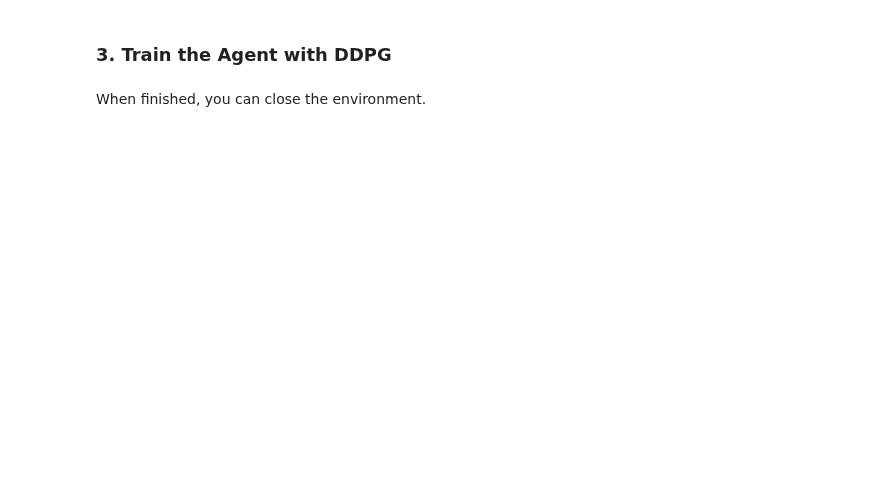
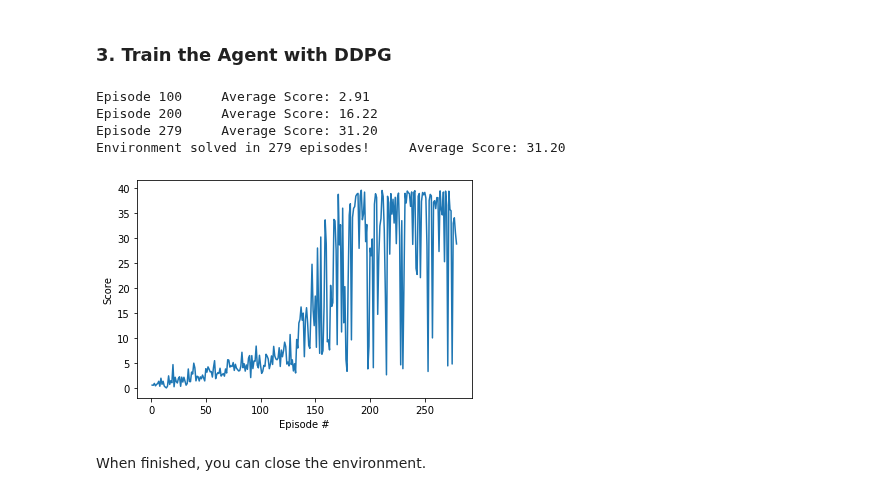
Before and after one commit to spalutla/continuous_control, a Jupyter notebook: Continuous_Control.ipynb, the cells around one changed output. Saved outputs shown, nothing was run; the diff lists cells and outputs as text; code cells hidden in the pictures; blank space fills up the shorter version.

Commit message:
Final commit to Continuous_Control, Saved_Agent, ddpg_agent and checkpoint files

```diff
--- a/Continuous_Control.ipynb
+++ b/Continuous_Control.ipynb
@@ -15,7 +15,7 @@ from ddpg_agent import Agent
 # %% [markdown]
 Environments contain **_brains_** which are responsible for deciding the actions of their associated agents. Here we check for the first brain available, and set it as the default brain we will be controlling from Python.
 # %%
-env = UnityEnvironment(file_name='/Users/srirampalutla/Documents/OMSCS/U_DRL/deep-reinforcement-learning/p2_continuous-control/Reacher.app')
+env = UnityEnvironment(file_name='Reacher.app')
 
 # get the default brain
 brain_name = env.brain_names[0]
@@ -49,9 +80,10 @@ print('The state for the first agent looks like:', states[0])
 ### 3. Train the Agent with DDPG
 # %%
 # Create the ddpg agent
-agent = Agent(state_size=33, action_size=4, random_seed=1234)
+agent = Agent(state_size=state_size, action_size=action_size, random_seed=1234)
 
-def ddpg(n_episodes=400, max_t=1000):
+
+def ddpg(n_episodes=1000, max_t=1000):
     scores_deque = deque(maxlen=100)
     scores_list = []
     max_score = -np.Inf
@@ -71,33 +103,39 @@ def ddpg(n_episodes=400, max_t=1000):
             states = next_states
             scores += rewards
 
             if np.any(dones):
                 break
 
         score = np.mean(scores)
         scores_deque.append(score)
         scores_list.append(score)
 
         print('\rEpisode {}\tAverage Score: {:.2f}'.format(i_episode, np.mean(scores_deque)), end="")
         if i_episode % 100 == 0:
             print('\rEpisode {}\tAverage Score: {:.2f}'.format(i_episode, np.mean(scores_deque)))
         if np.mean(scores_deque) >= 31:
             print('\nEnvironment solved in {:d} episodes!\tAverage Score: {:.2f}'.format(i_episode, np.mean(scores_deque)))
             torch.save(agent.actor_local.state_dict(), 'checkpoint_actor.pth')
             torch.save(agent.critic_local.state_dict(), 'checkpoint_critic.pth')
             break
 
     return scores_list
 
 
 scores = ddpg()
 
 fig = plt.figure()
 ax = fig.add_subplot(111)
 plt.plot(np.arange(1, len(scores)+1), scores)
 plt.ylabel('Score')
 plt.xlabel('Episode #')
 plt.show()
+# %% [output]
+Episode 100     Average Score: 2.91
+Episode 200     Average Score: 16.22
+Episode 279     Average Score: 31.20
+Environment solved in 279 episodes!     Average Score: 31.20
+[figure, added]
 # %% [markdown]
 When finished, you can close the environment.
 # %%
```
Also changed, not shown: parts of 2 cells of this notebook, 4 other files.
